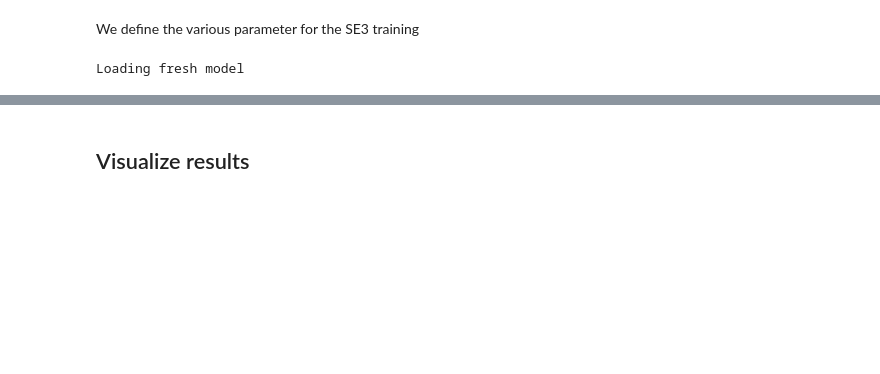
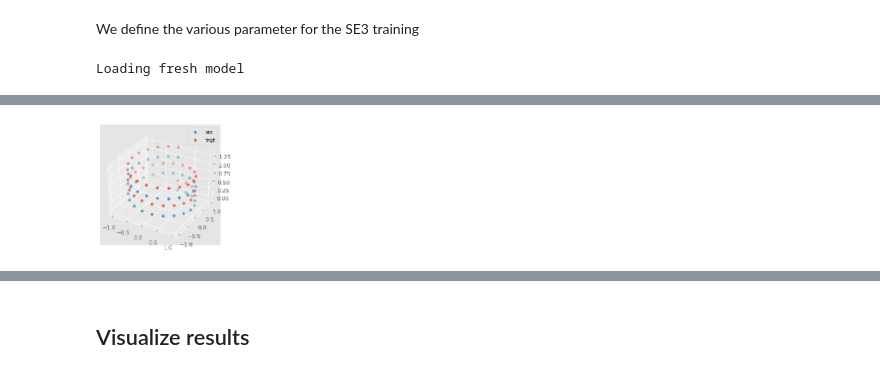
Before and after one commit to ymentha14/se3_molecule_generation, a Jupyter notebook: notebooks/se3.ipynb, the cells around one changed output, grey strips where cells are left out. Cells and saved outputs as stored; diff of their text form; code cells hidden in the pictures; blank space fills up the shorter version.

```diff
--- a/notebooks/se3.ipynb
+++ b/notebooks/se3.ipynb
@@ -43,9 +34,9 @@ We define the various parameter for the SE3 training
 # %%
 transformer = get_model()
 epochs = 15
-criterion = RISGW_loss()
+# criterion = RISGW_loss()
 # criterion = hungarian_loss
-# criterion = torch.nn.MSELoss()
+criterion = torch.nn.MSELoss()
 batch_size = 1
 device = torch.device('cuda') if torch.cuda.is_available() else torch.device('cpu')
 transformer.to(device)
@@ -58,8 +49,8 @@ scheduler = torch.optim.lr_scheduler.ReduceLROnPlateau(optimizer,
                                                        threshold=0.001,
                                                        verbose=True)
 centering = True
-batch_f = get_src_scaled_spirals
-batch_f_kwargs = {}
-use_wandb = False
+batch_f = get_src_shifted_spirals
+batch_f_kwargs = {'shift':0.3}
+use_wandb = True
 # %% [output]
 Loading fresh model
@@ -92,3 +57,8 @@ Run data is saved locally in /home/ymentha/molecule_generation/notebooks/wandb/r
+# %%
+points, target_points = batch_f(**batch_f_kwargs)
+viz_point_cloud([(points,'src'),(target_points,'trgt')])#,[cent_points,cent_target_points])
+# %% [output]
+[figure, added]
 # %%
 if use_wanbd:
     config = wandb.config
```
Also changed, not shown: parts of 11 cells of this notebook, 2 other files.
